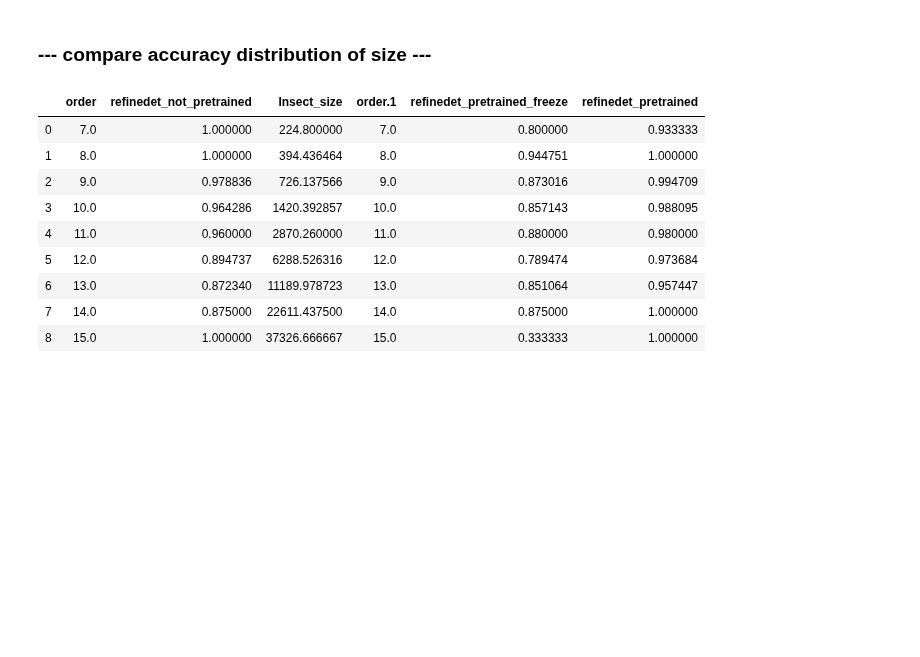
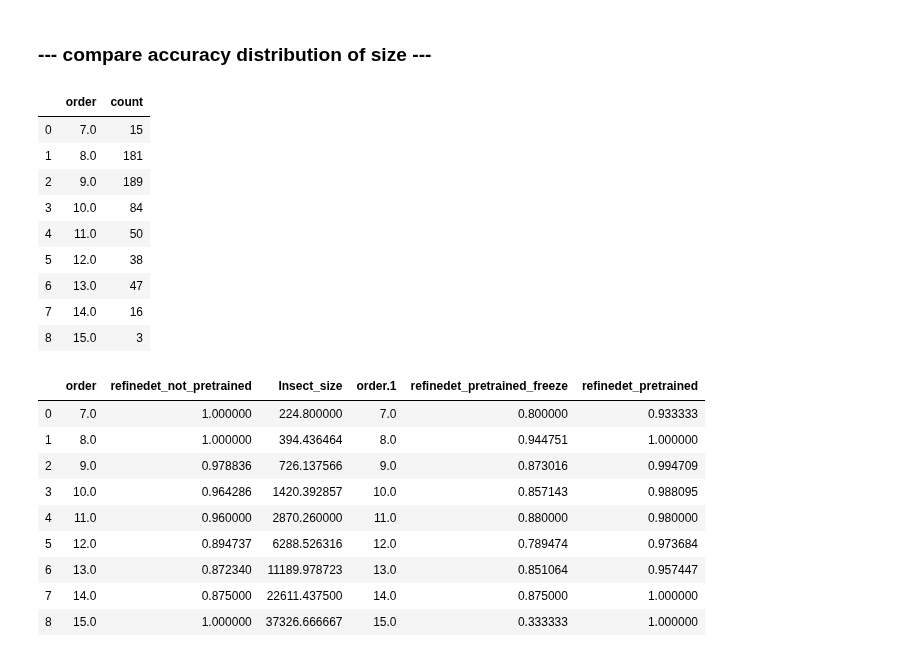
Before and after one commit to keiiti975/Insect_Phenology_Detector, a Jupyter notebook: result/detection/compare_finetuning/compare_finetuning.ipynb, the cells around one changed output. Cells and saved outputs as stored; diff of their text form; code cells hidden in the pictures; blank space fills up the shorter version.

```diff
--- a/result/detection/compare_finetuning/compare_finetuning.ipynb
+++ b/result/detection/compare_finetuning/compare_finetuning.ipynb
@@ -8,10 +8,29 @@ plt.style.use("ggplot")
 %matplotlib inline
 # %% [markdown]
 ### --- compare accuracy distribution of size ---
+# %%
+det_each_size_df = pd.read_csv('/home/tanida/workspace/Insect_Phenology_Detector/figure/detection/RefineDet/crop_b2_2_4_8_16_32_im512_freeze/each_size_df.csv')
+det_each_size_df["order"] = det_each_size_df["Insect_size"].apply(lambda x: np.floor(np.log2(x)))
+insect_size = np.asarray(det_each_size_df["order"])
+idx, count = np.unique(insect_size, return_counts=True)
+insect_size_df = pd.DataFrame({"order": idx, "count": count})
 # %%
 refinedet_not_pretrained = pd.read_csv('/home/tanida/workspace/Insect_Phenology_Detector/figure/detection/RefineDet/crop_b2_2_4_8_16_32_im512_not_pretrain/accuracy_distribution_of_size.csv')
 refinedet_pretrained = pd.read_csv('/home/tanida/workspace/Insect_Phenology_Detector/figure/detection/RefineDet/crop_b2_2_4_8_16_32_im512/accuracy_distribution_of_size.csv')
 refinedet_pretrained_freeze = pd.read_csv('/home/tanida/workspace/Insect_Phenology_Detector/figure/detection/RefineDet/crop_b2_2_4_8_16_32_im512_freeze/all_size_df.csv')
+# %%
+insect_size_df
+# %% [output]
+|  | order | count |
+| 0 | 7.0 | 15 |
+| 1 | 8.0 | 181 |
+| 2 | 9.0 | 189 |
+| 3 | 10.0 | 84 |
+| 4 | 11.0 | 50 |
+| 5 | 12.0 | 38 |
+| 6 | 13.0 | 47 |
+| 7 | 14.0 | 16 |
+| 8 | 15.0 | 3 |
 # %%
 all_df = refinedet_not_pretrained
 all_df = all_df.rename(columns={'Accuracy': 'refinedet_not_pretrained'})
```
Also changed, not shown: 1 other file.
